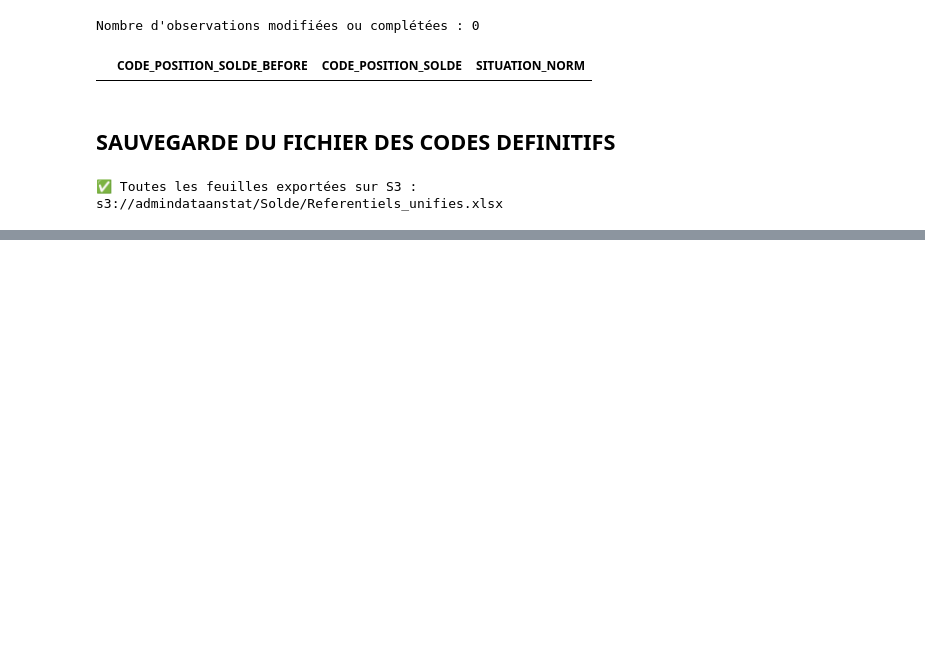
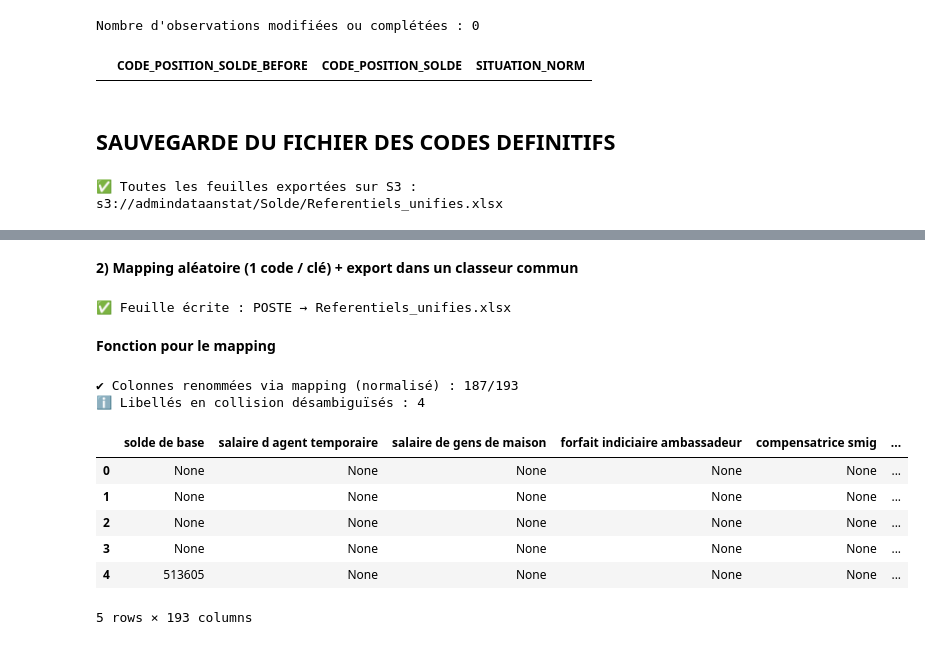
Before and after one commit to cae-ins/panel_admin_data, a Jupyter notebook: Jointure_Code_Solde.ipynb, the cells around one changed output, grey strips where cells are left out. Cells and saved outputs as stored; diff of their text form; code cells hidden in the pictures; blank space fills up the shorter version.

```diff
--- a/Jointure_Code_Solde.ipynb
+++ b/Jointure_Code_Solde.ipynb
@@ -2195,0 +2616,10 @@ print(f"✅ Toutes les feuilles exportées sur S3 : s3://{bucket_name}/{object_k
+# %% [markdown]
+**2) Mapping aléatoire (1 code / clé) + export dans un classeur commun**
+# %%
+# Construction du mapping
+mapping = build_random_mapping(df_ref, var_norm_ext, var_code_ext, var_lib_ext, seed=123)
+
+# Export du mapping dans un fichier Excel
+export_mapping(mapping, workbook_path="Referentiels_unifies.xlsx", sheet_name= nm_feuille)
+# %% [output]
+✅ Feuille écrite : POSTE → Referentiels_unifies.xlsx
@@ -2195,0 +2628,24 @@ print(f"✅ Toutes les feuilles exportées sur S3 : s3://{bucket_name}/{object_k
+# %% [markdown]
+**Fonction pour le mapping**
+# %%
+panel_solde_df_2 = rename_columns_from_mapping(
+    panel_solde_df_2,
+    df_ref,
+    code_col=var_code_ext,          # "CODE_POSTE"
+    label_col=var_lib_ext,          # "LIBELLÉ_POSTE"
+    norm_col=var_norm_ext,          # ex: "LIBELLÉ_POSTE_NORM" créé par ensure_normalized_column
+    make_unique=True
+)
+# %% [output]
+✔ Colonnes renommées via mapping (normalisé) : 187/193
+ℹ️ Libellés en collision désambiguïsés : 4
+# %%
+panel_solde_df_2.head()
+# %% [output]
+|  | solde de base | salaire d agent temporaire | salaire de gens de maison | forfait indiciaire ambassadeur | compensatrice smig | ... |
+| 0 | None | None | None | None | None | ... |
+| 1 | None | None | None | None | None | ... |
+| 2 | None | None | None | None | None | ... |
+| 3 | None | None | None | None | None | ... |
+| 4 | 513605 | None | None | None | None | ... |
+5 rows × 193 columns
```
Also changed, not shown: parts of 33 cells of this notebook.
